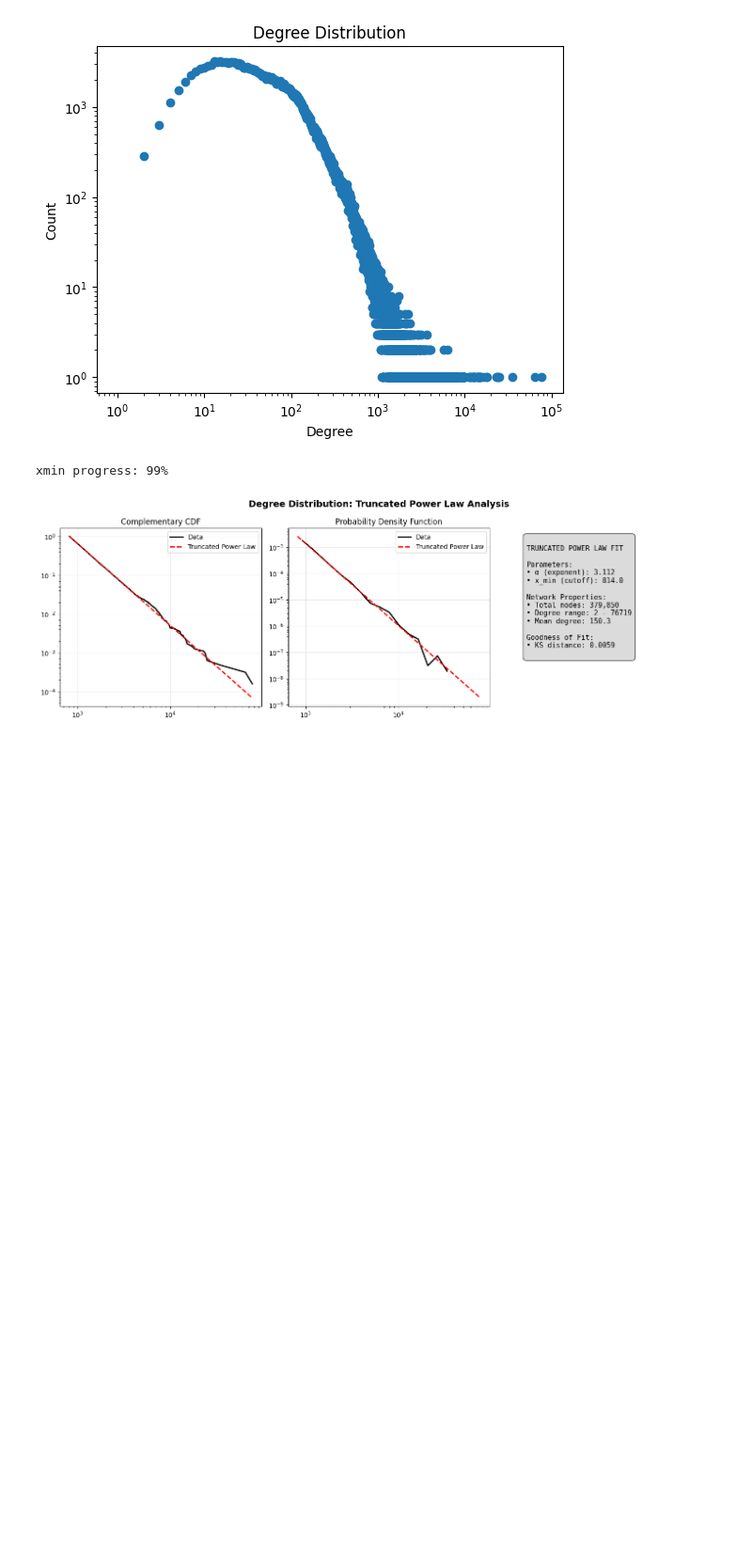
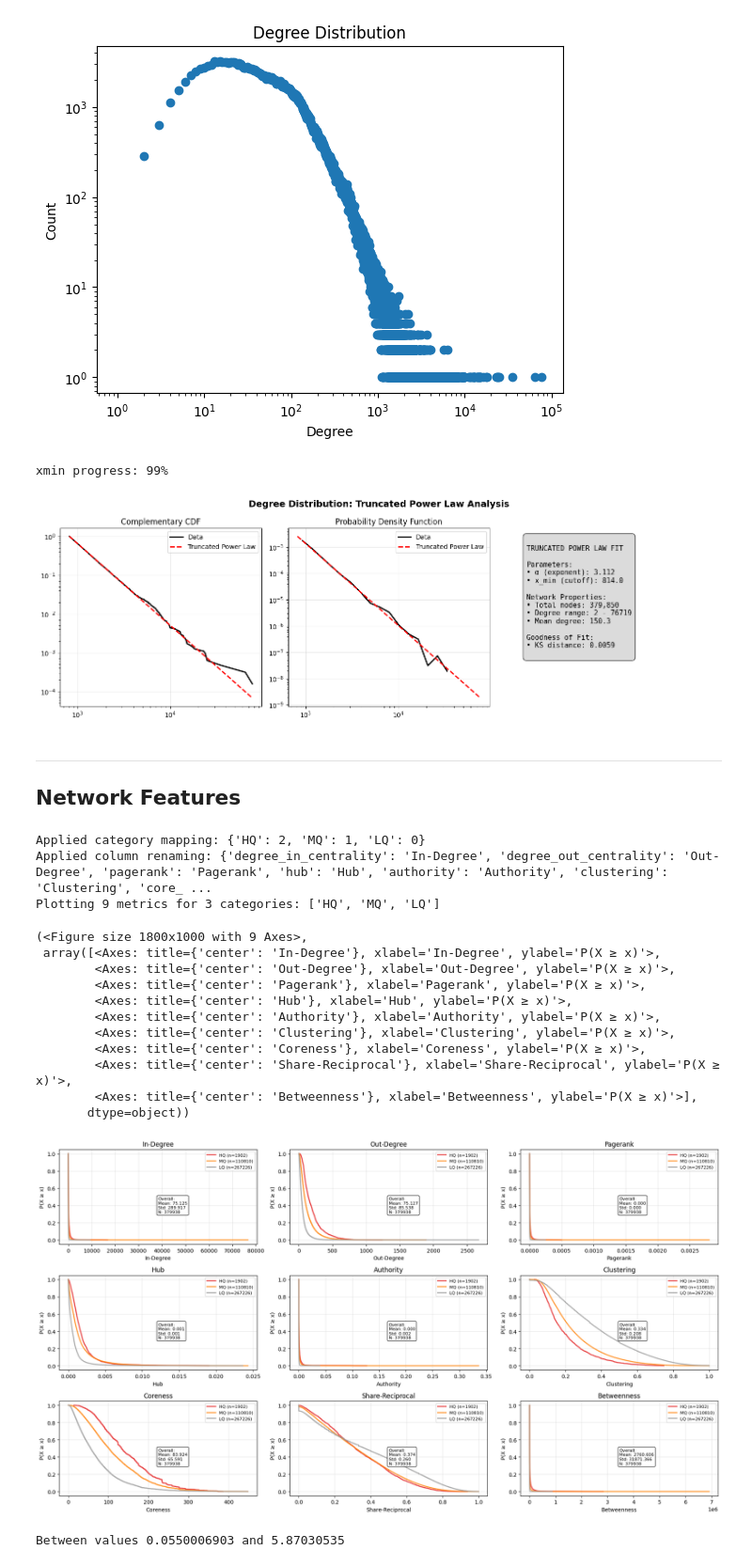
Before and after one commit to Ari-manius/DLSS-WAQP, a Jupyter notebook: 1_CodePipeline/1_WikiDataNet/NetworkDescriptives.ipynb, the cells around one changed output. Shown at 94% size. Saved outputs shown, nothing was run; the diff lists cells and outputs as text; code cells hidden in the pictures; blank space fills up the shorter version.

```diff
--- a/1_CodePipeline/1_WikiDataNet/NetworkDescriptives.ipynb
+++ b/1_CodePipeline/1_WikiDataNet/NetworkDescriptives.ipynb
@@ -119,0 +118,32 @@ xmin progress: 99%
+# %% [markdown]
+***
+## Network Features
+# %%
+features = ['degree_in_centrality',
+       'degree_out_centrality', 'pagerank', 'hub', 'authority', 'clustering',
+       'core_numbers', 'reciprocity', 'betweenness', 'Target_QC_aggcat']
+
+net_features = ['degree_in_centrality',
+       'degree_out_centrality', 'pagerank', 'hub', 'authority', 'clustering',
+       'core_numbers', 'reciprocity', 'betweenness']
+
+categories = {
+       "HQ" : 2,
+       "MQ" : 1,
+       "LQ" : 0
+}
+
+rename_columns = {
+       'degree_in_centrality' : "In-Degree",
+       'degree_out_centrality' : "Out-Degree",
+       'pagerank' : "Pagerank",
+       'hub' : "Hub",
+       'authority' : "Authority",
+       'clustering' : "Clustering",
+       'core_numbers': "Coreness",
+       'reciprocity': "Share-Reciprocal",
+       'betweenness': "Betweenness"
+}
+# %%
+df_full = pd.read_parquet("data/df_wiki_data.parquet")
+df_netfeatures = df_full[features]
@@ -119,0 +319,22 @@ xmin progress: 99%
+# %%
+create_ccdf_subplots(df_netfeatures,
+                    metrics_columns=net_features,
+                    category_mapping=categories,
+                    rename_columns=rename_columns,
+                    save_path="/Users/ramius/Desktop/CodeVault/01_Project/Uni/DLSS_DeepLearningforSocialScientists/Final_Project/DLSS-WAQP/2_FinalReport/Images/netfeatures_category.png")
+# %% [output]
+Applied category mapping: {'HQ': 2, 'MQ': 1, 'LQ': 0}
+Applied column renaming: {'degree_in_centrality': 'In-Degree', 'degree_out_centrality': 'Out-Degree', 'pagerank': 'Pagerank', 'hub': 'Hub', 'authority': 'Authority', 'clustering': 'Clustering', 'core_ ...
+Plotting 9 metrics for 3 categories: ['HQ', 'MQ', 'LQ']
+(<Figure size 1800x1000 with 9 Axes>,
+ array([<Axes: title={'center': 'In-Degree'}, xlabel='In-Degree', ylabel='P(X ≥ x)'>,
+        <Axes: title={'center': 'Out-Degree'}, xlabel='Out-Degree', ylabel='P(X ≥ x)'>,
+        <Axes: title={'center': 'Pagerank'}, xlabel='Pagerank', ylabel='P(X ≥ x)'>,
+        <Axes: title={'center': 'Hub'}, xlabel='Hub', ylabel='P(X ≥ x)'>,
+        <Axes: title={'center': 'Authority'}, xlabel='Authority', ylabel='P(X ≥ x)'>,
+        <Axes: title={'center': 'Clustering'}, xlabel='Clustering', ylabel='P(X ≥ x)'>,
+        <Axes: title={'center': 'Coreness'}, xlabel='Coreness', ylabel='P(X ≥ x)'>,
+        <Axes: title={'center': 'Share-Reciprocal'}, xlabel='Share-Reciprocal', ylabel='P(X ≥ x)'>,
+        <Axes: title={'center': 'Betweenness'}, xlabel='Betweenness', ylabel='P(X ≥ x)'>],
+       dtype=object))
+[figure, added]
@@ -119,0 +354,16 @@ xmin progress: 99%
+# %%
+def find_largest_gap_with_position(lst):
+    if len(lst) < 2:
+        return 0, -1
+
+    gaps = [lst[i+1] - lst[i] for i in range(len(lst)-1)]
+    max_gap = max(gaps)
+    max_gap_index = gaps.index(max_gap)
+
+    return max_gap, max_gap_index
+
+
+gap_size, gap_position = find_largest_gap_with_position(Eigenvalues)
+print(f"Between values {Eigenvalues[gap_position]} and {Eigenvalues[gap_position+1]}")
+# %% [output]
+Between values 0.0550006903 and 5.87030535
```
Also changed, not shown: parts of 5 cells of this notebook, 49 other files.
